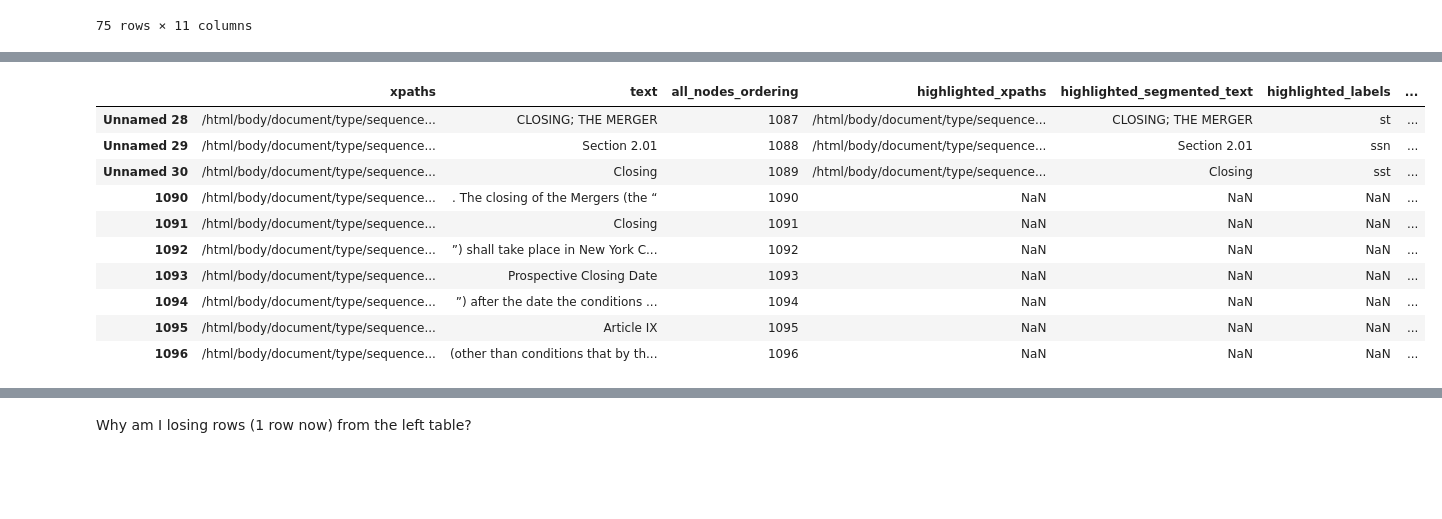
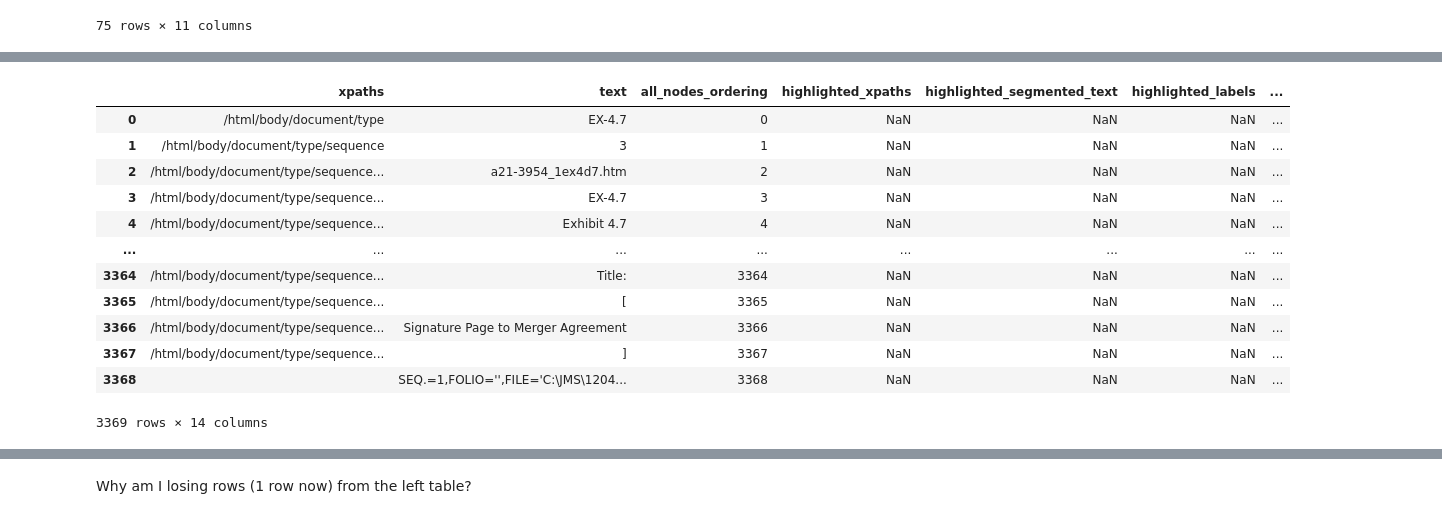
Before and after one commit to pranabislam/contract_labeler, a Jupyter notebook: postprocess_contract_v5.ipynb, the cells around one changed output, grey strips where cells are left out. Drawn from its saved outputs; the diff is of its cells as text; code cells hidden in the pictures; blank space fills up the shorter version.

```diff
--- a/postprocess_contract_v5.ipynb
+++ b/postprocess_contract_v5.ipynb
@@ -4,7 +4,7 @@ import pandas as pd
 import ast
 import math
 # %%
-all_nodes_path = "/Users/rohith/Downloads/all_contract_text.json"
+all_nodes_path = "/Users/rohith/Downloads/all_contract_text_1.json"
 highlighted_nodes_path = "/Users/rohith/Downloads/contract_saved.json"
 with open(all_nodes_path, encoding='UTF-8') as f:
     all_nodes_data = json.load(f)
@@ -146,7 +171,7 @@ def monotonic_left_merge(full, highlighted):
             h_xpaths = h_row[1]['highlighted_xpaths']
             h_texts = h_row[1]['highlighted_segmented_text']
 
-            if h_xpaths == full_xpaths and h_texts == full_texts:
+            if h_xpaths == full_xpaths: # and h_texts == full_texts:
                 if h_xpaths in found_xpaths:
                     print('CURRENT h_xpath ALREADY FOUND BEFORE:')
                     print(h_xpaths)
@@ -335,17 +341,19 @@ merged_list[1087:1097]
 # [row for row in merged_df]
 merged_df = pd.DataFrame(merged_list)
 # %%
-merged_df.iloc[1087:1097]
+merged_df
 # %% [output]
 |  | xpaths | text | all_nodes_ordering | highlighted_xpaths | highlighted_segmented_text | highlighted_labels | ... |
-| Unnamed 28 | /html/body/document/type/sequence... | CLOSING; THE MERGER | 1087 | /html/body/document/type/sequence... | CLOSING; THE MERGER | st | ... |
-| Unnamed 29 | /html/body/document/type/sequence... | Section 2.01 | 1088 | /html/body/document/type/sequence... | Section 2.01 | ssn | ... |
-| Unnamed 30 | /html/body/document/type/sequence... | Closing | 1089 | /html/body/document/type/sequence... | Closing | sst | ... |
-| 1090 | /html/body/document/type/sequence... | . The closing of the Mergers (the “ | 1090 | NaN | NaN | NaN | ... |
-| 1091 | /html/body/document/type/sequence... | Closing | 1091 | NaN | NaN | NaN | ... |
-| 1092 | /html/body/document/type/sequence... | ”) shall take place in New York C... | 1092 | NaN | NaN | NaN | ... |
-| 1093 | /html/body/document/type/sequence... | Prospective Closing Date | 1093 | NaN | NaN | NaN | ... |
-| 1094 | /html/body/document/type/sequence... | ”) after the date the conditions ... | 1094 | NaN | NaN | NaN | ... |
-| 1095 | /html/body/document/type/sequence... | Article IX | 1095 | NaN | NaN | NaN | ... |
-| 1096 | /html/body/document/type/sequence... | (other than conditions that by th... | 1096 | NaN | NaN | NaN | ... |
+| 0 | /html/body/document/type | EX-4.7 | 0 | NaN | NaN | NaN | ... |
+| 1 | /html/body/document/type/sequence | 3 | 1 | NaN | NaN | NaN | ... |
+| 2 | /html/body/document/type/sequence... | a21-3954_1ex4d7.htm | 2 | NaN | NaN | NaN | ... |
+| 3 | /html/body/document/type/sequence... | EX-4.7 | 3 | NaN | NaN | NaN | ... |
+| 4 | /html/body/document/type/sequence... | Exhibit 4.7 | 4 | NaN | NaN | NaN | ... |
+| ... | ... | ... | ... | ... | ... | ... | ... |
+| 3364 | /html/body/document/type/sequence... | Title: | 3364 | NaN | NaN | NaN | ... |
+| 3365 | /html/body/document/type/sequence... | [ | 3365 | NaN | NaN | NaN | ... |
+| 3366 | /html/body/document/type/sequence... | Signature Page to Merger Agreement | 3366 | NaN | NaN | NaN | ... |
+| 3367 | /html/body/document/type/sequence... | ] | 3367 | NaN | NaN | NaN | ... |
+| 3368 |  | SEQ.=1,FOLIO='',FILE='C:\JMS\1204... | 3368 | NaN | NaN | NaN | ... |
+3369 rows × 14 columns
 # %%
```
Also changed, not shown: parts of 21 cells of this notebook.
